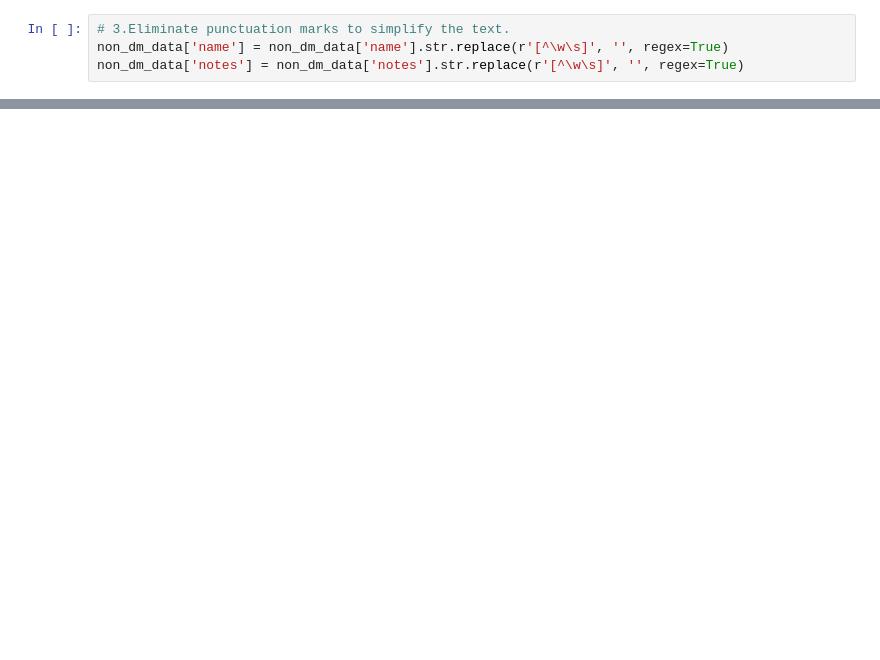
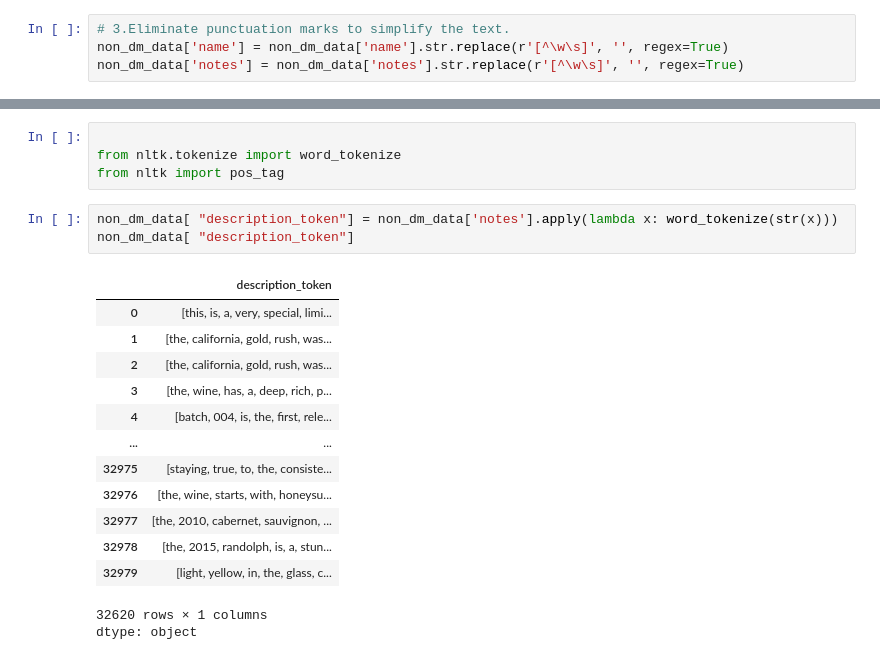
Before and after one commit to zeerau/TDI_Projects, a Jupyter notebook: Data Cleaning/week9/data_cleaning.ipynb, the cells around one changed output, grey strips where cells are left out. Cells and saved outputs as stored; diff of their text form; blank space fills up the shorter version.

```diff
--- a/Data Cleaning/week9/data_cleaning.ipynb
+++ b/Data Cleaning/week9/data_cleaning.ipynb
@@ -210,0 +234,22 @@ Name: notes, Length: 32620, dtype: object
+# %%
+
+from nltk.tokenize import word_tokenize
+from nltk import pos_tag
+# %%
+non_dm_data[ "description_token"] = non_dm_data['notes'].apply(lambda x: word_tokenize(str(x)))
+non_dm_data[ "description_token"]
+# %% [output]
+|  | description_token |
+| 0 | [this, is, a, very, special, limi... |
+| 1 | [the, california, gold, rush, was... |
+| 2 | [the, california, gold, rush, was... |
+| 3 | [the, wine, has, a, deep, rich, p... |
+| 4 | [batch, 004, is, the, first, rele... |
+| ... | ... |
+| 32975 | [staying, true, to, the, consiste... |
+| 32976 | [the, wine, starts, with, honeysu... |
+| 32977 | [the, 2010, cabernet, sauvignon, ... |
+| 32978 | [the, 2015, randolph, is, a, stun... |
+| 32979 | [light, yellow, in, the, glass, c... |
+32620 rows × 1 columns
+dtype: object
```
Also changed, not shown: parts of 17 cells of this notebook.
